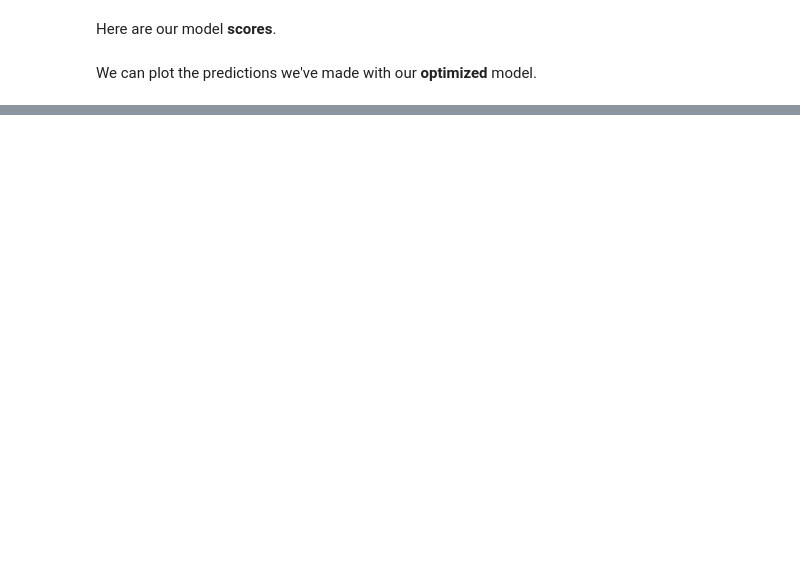
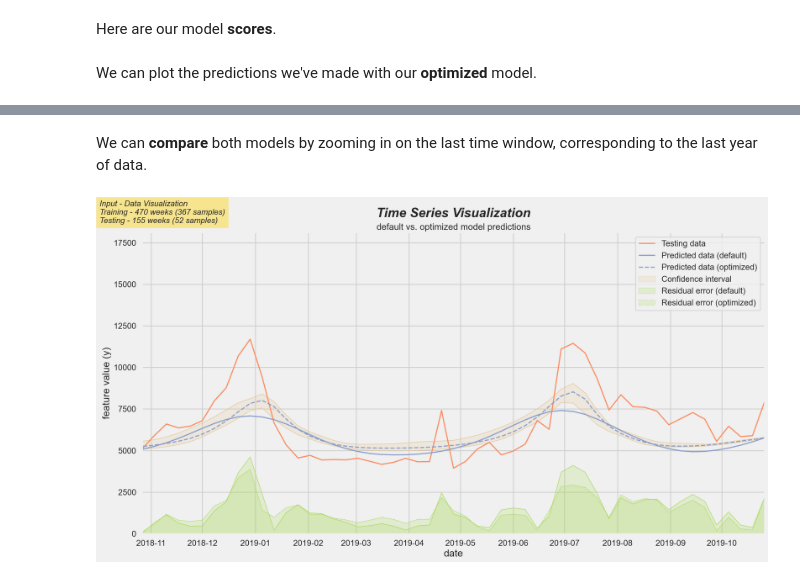
Before and after one commit to braibaud/blog, a Jupyter notebook: _notebooks/2021-05-31-LSTM timeseries forecasting with Keras Tuner.ipynb, the cells around one changed output, grey strips where cells are left out. Saved outputs shown, nothing was run; the diff lists cells and outputs as text; code cells hidden in the pictures; blank space fills up the shorter version.

```diff
--- a/_notebooks/2021-05-31-LSTM timeseries forecasting with Keras Tuner.ipynb
+++ b/_notebooks/2021-05-31-LSTM timeseries forecasting with Keras Tuner.ipynb
@@ -907,0 +985,25 @@ mwvh.plot_time_series(
+# %% [markdown]
+We can **compare** both models by zooming in on the last time window, corresponding to the last year of data.
+# %%
+mwvh.plot_time_series(
+    title='Time Series Visualization',
+    subtitle='default vs. optimized model predictions',
+    name=('Input - Data Visualization{0}' +
+          'Training - {1} weeks ({2} samples){0}' +
+          'Testing - {3} weeks ({4} samples)').format(
+            '\n',
+             df_train.shape[0],
+             X_train.shape[0],
+             df_test.shape[0],
+             X_test.shape[0]),
+    testing=df_test,
+    confidence=pred_optimized['df'],
+    confidence_label='Confidence interval',
+    prediction=[pred_default['df'], pred_optimized['df']],
+    prediction_label=['Predicted data (default)', 'Predicted data (optimized)'],
+    residual=[pred_default['df'], pred_optimized['df']],
+    residual_label=['Residual error (default)', 'Residual error (optimized)'],
+    ylabel='feature value (y)',
+    window_size=get_n_weeks_window(4*params['output_size']))
+# %% [output]
+[figure, added]
```
Also changed, not shown: parts of 25 cells of this notebook.
